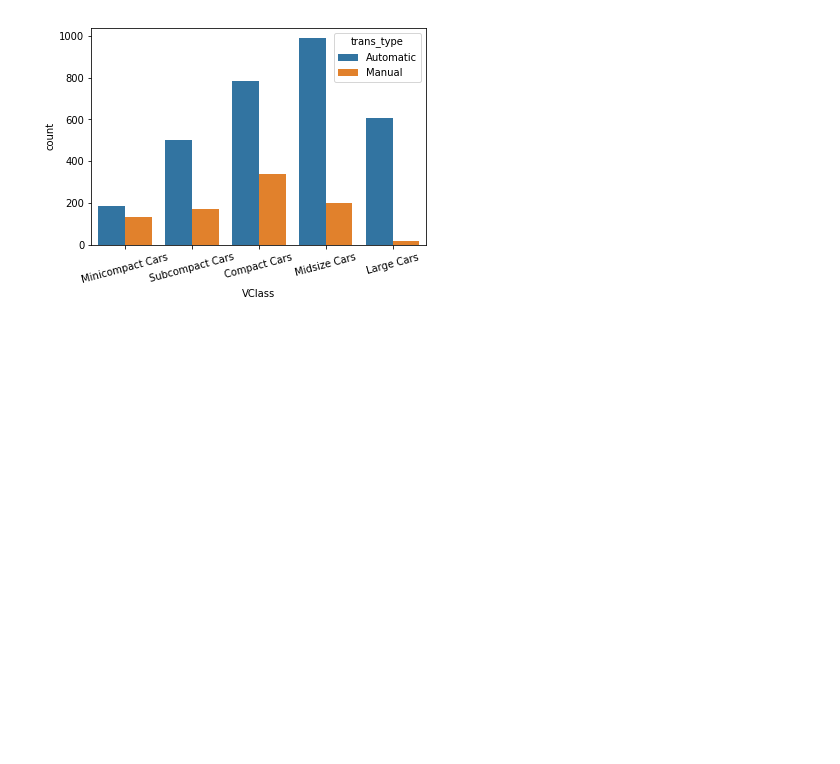
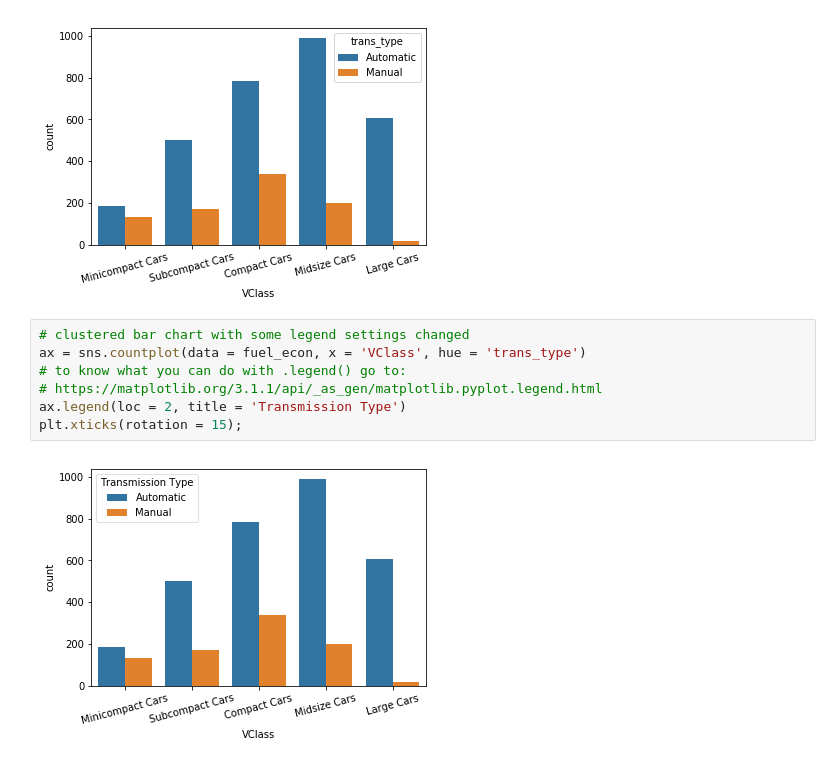
Before and after one commit to deepaksithu/Bivariate_Exploration_of_Data_Notes, a Jupyter notebook: Bivariate Exploration.ipynb, the cells around one changed output. Cells and saved outputs as stored; diff of their text form; blank space fills up the shorter version.

Commit message:
feat: Categorical plot practice

```diff
--- a/Bivariate Exploration.ipynb
+++ b/Bivariate Exploration.ipynb
@@ -326,3 +326,12 @@ sns.countplot(data = fuel_econ, x = 'VClass', hue = 'trans_type')
 plt.xticks(rotation = 15);
 # %% [output]
 [figure]
+# %%
+# clustered bar chart with some legend settings changed
+ax = sns.countplot(data = fuel_econ, x = 'VClass', hue = 'trans_type')
+# to know what you can do with .legend() go to:
+# https://matplotlib.org/3.1.1/api/_as_gen/matplotlib.pyplot.legend.html
+ax.legend(loc = 2, title = 'Transmission Type')
+plt.xticks(rotation = 15);
+# %% [output]
+[figure, added]
```
Also changed, not shown: parts of 1 cell of this notebook, 1 other file.
